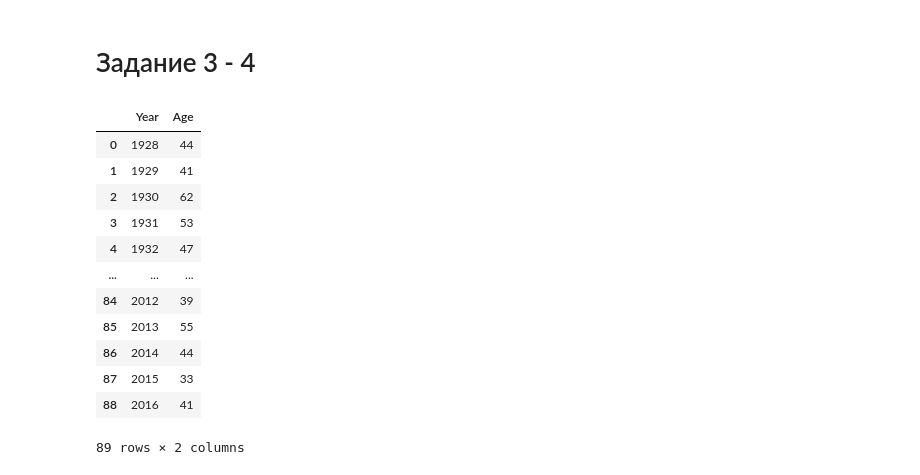
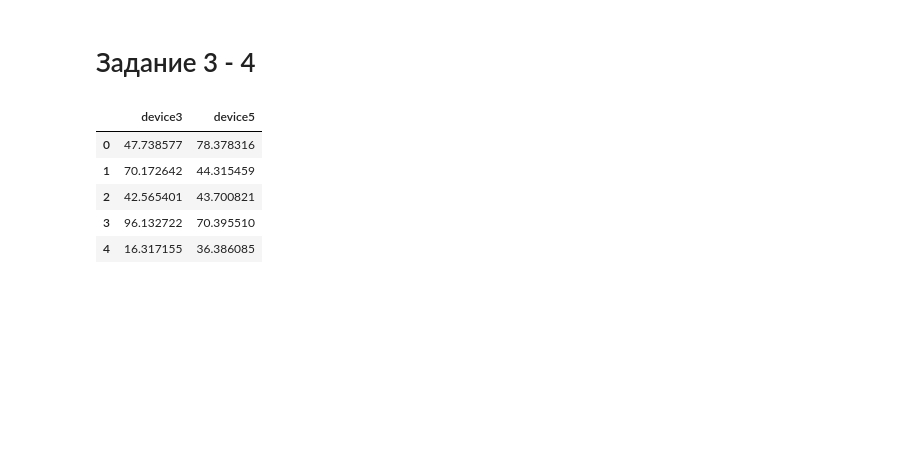
Before and after one commit to paulyurlov/DataVisualization, a Jupyter notebook: Семинар_13.ipynb, the cells around one changed output. Saved outputs shown, nothing was run; the diff lists cells and outputs as text; code cells hidden in the pictures; blank space fills up the shorter version.

```diff
--- a/Семинар_13.ipynb
+++ b/Семинар_13.ipynb
@@ -161,22 +161,15 @@ sns.lineplot(y=cum_df.sig_2_noise, x=t, ax=ax[1][1])
 # %% [markdown]
 # Задание 3 - 4
 # %%
-df = pd.read_csv('Data/oscar_age_male.csv', quotechar='"',
-                      skipinitialspace=True)
-df = df[['Year', 'Age']]
-df
+df = pd.read_csv('Data/Experiment.csv', quotechar='"',
+                      skipinitialspace=True, encoding='cp1251', sep=';', decimal=',')
+df = df[['device3', 'device5']]
+df.head()
 # %% [output]
-|  | Year | Age |
-| 0 | 1928 | 44 |
-| 1 | 1929 | 41 |
-| 2 | 1930 | 62 |
-| 3 | 1931 | 53 |
-| 4 | 1932 | 47 |
-| ... | ... | ... |
-| 84 | 2012 | 39 |
-| 85 | 2013 | 55 |
-| 86 | 2014 | 44 |
-| 87 | 2015 | 33 |
-| 88 | 2016 | 41 |
+|  | device3 | device5 |
+| 0 | 47.738577 | 78.378316 |
+| 1 | 70.172642 | 44.315459 |
+| 2 | 42.565401 | 43.700821 |
+| 3 | 96.132722 | 70.395510 |
+| 4 | 16.317155 | 36.386085 |
-89 rows × 2 columns
 # %%
```
Also changed, not shown: parts of 4 cells of this notebook, 1 other file.
